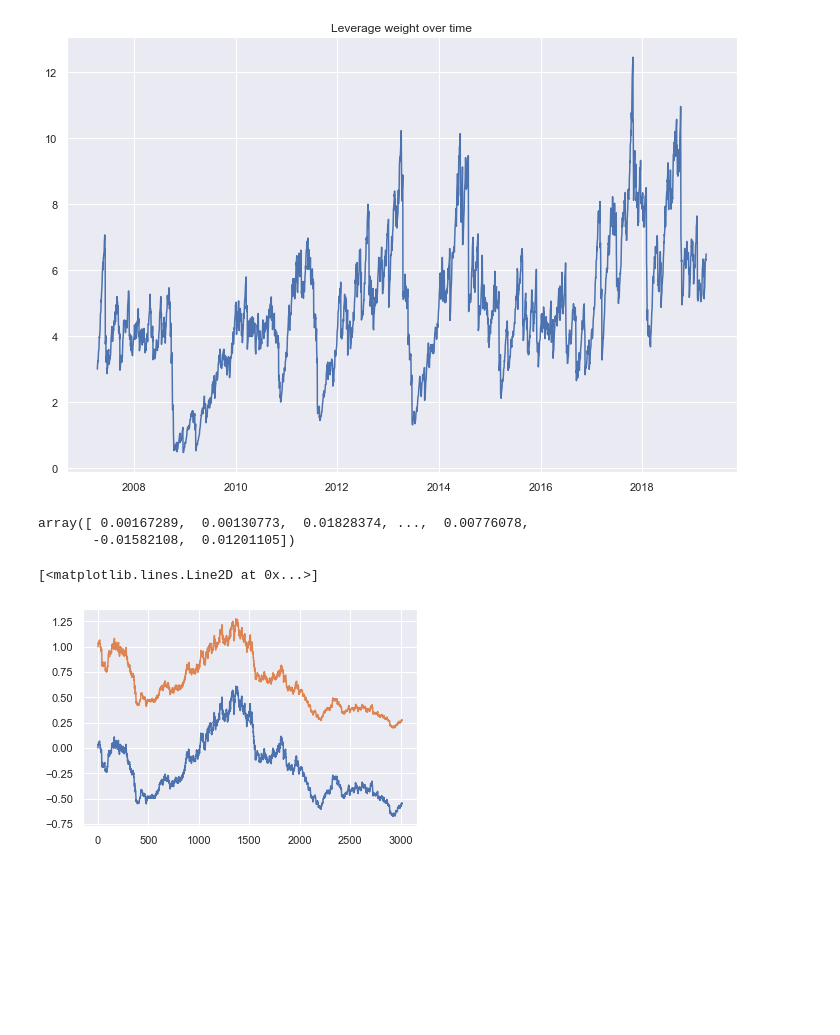
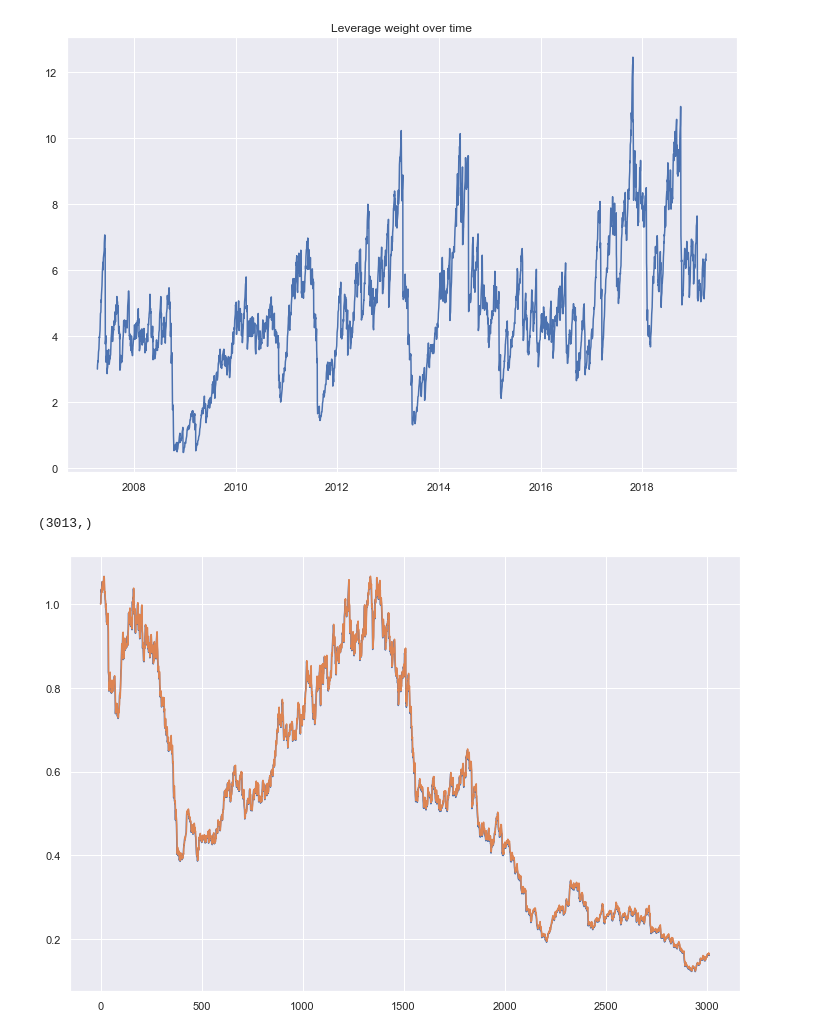
Before and after one commit to EdgyPanda/Python-Projects, a Jupyter notebook: RiskParity-Portfolio/RiskParity.ipynb, the cells around one changed output. Saved outputs shown, nothing was run; the diff lists cells and outputs as text; code cells hidden in the pictures; blank space fills up the shorter version.

```diff
--- a/RiskParity-Portfolio/RiskParity.ipynb
+++ b/RiskParity-Portfolio/RiskParity.ipynb
@@ -116,7 +116,7 @@ def Turnover(w) -> np.array:
     Returns:
         np.array: the turnover of the portfolio.
     """
-    res = np.squeeze(np.sum(np.abs(np.diff(w)), axis = 1))
+    res = np.squeeze(np.sum(np.abs(np.diff(w, axis=0)), axis = 1))
 
     return(res)
 # %%
@@ -279,34 +279,41 @@ plt.show()
 # %%
 #We need the turnover for all assets we invest in or borrow from. Nothing is free.
 # We will work with proportional transaction costs as done in De Miguel paper.
+
+
+# We will rebalance the portfolio weekly:
 CollectedWeights = pd.concat([WeightsScaled, LC_weights], axis = 1)
 TurnoverLevRiskParity = Turnover(WeightsScaled)
 #portfolio returns can now be calculated (net of transaction cost) as: r_t = w^T * r_t^e - c * TO_t, where r_t^e is the excess return.
 Turnovertest = Turnover(Weights)
+WeightsScaled.resample('W').last()
 TurnoverLevRiskParity
 # %% [output]
-array([ 0.00167289,  0.00130773,  0.01828374, ...,  0.00776078,
-       -0.01582108,  0.01201105])
+(3013,)
 # %%
 #portfolio returns can now be calculated (net of transaction cost) as: r_t = w^T * r_t^e - c * TO_t, where r_t^e is the excess return.
 
 PortReturnsLevRiskParity = np.zeros(TrainLinReturns.shape[0])
+PortReturnsLevRiskParityDeMiguel = np.zeros(TrainLinReturns.shape[0])
+c = 0.005 # 50 bp in De Miguel
 
-c = 0.0005 # 50 bp in De Miguel
-
-for i in range(TrainLinReturns.shape[0]):
+for i in range(TrainLinReturns.shape[0]-1):
     PortReturnsLevRiskParity[i] = np.subtract(np.dot(WeightsScaled.iloc[i,:], TrainLinReturns.iloc[i,0:5]), c * TurnoverLevRiskParity[i])
+    PortReturnsLevRiskParityDeMiguel[i] = np.dot(WeightsScaled.iloc[i,:], TrainLinReturns.iloc[i,0:5])
 # %%
 #limitations on  investing in the riskfree asset. Turnover is only calculated on risky assets, aka not the riskfree rate.
-plt.plot((1 + PortReturnsLevRiskParity).cumprod() - 1)
+plt.figure(figsize=(12,8))
+
+
+plt.plot((1 + PortReturnsLevRiskParity).cumprod())
 
 
 #the wealth function net of transaction cost from De Miguel paper:
 W = np.ones(TrainLinReturns.shape[0])
 for i in range(TrainLinReturns.shape[0]-1):
-    W[i+1] = W[i] * (1 + PortReturnsLevRiskParity[i]) * (1 - c * Turnovertest[i])
+    W[i+1] = W[i] * (1 + PortReturnsLevRiskParityDeMiguel[i]) * (1 - c * TurnoverLevRiskParity[i])
 
 plt.plot(W)
+plt.show()
 # %% [output]
-[<matplotlib.lines.Line2D at 0x...>]
-[figure, old version]
+[figure, new version]
```
